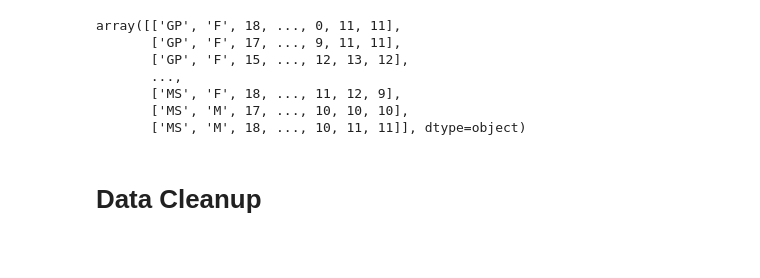
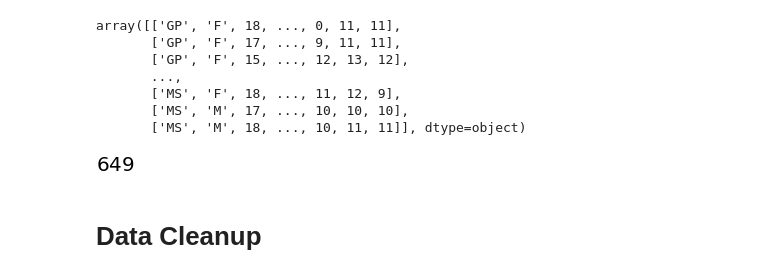
Before and after one commit to CSCI4850/S19-team3-project, a Jupyter notebook: LSTM1.ipynb, the cells around one changed output. Saved outputs shown, nothing was run; the diff lists cells and outputs as text; code cells hidden in the pictures; blank space fills up the shorter version.

```diff
--- a/LSTM1.ipynb
+++ b/LSTM1.ipynb
@@ -32,6 +32,10 @@ array([['GP', 'F', 18, ..., 0, 11, 11],
        ['MS', 'F', 18, ..., 11, 12, 9],
        ['MS', 'M', 17, ..., 10, 10, 10],
        ['MS', 'M', 18, ..., 10, 11, 11]], dtype=object)
+# %%
+len(student_data)
+# %% [output]
+[figure, added]
 # %% [markdown]
 # Data Cleanup
 # %% [markdown]
```
Also changed, not shown: parts of 38 cells of this notebook.
